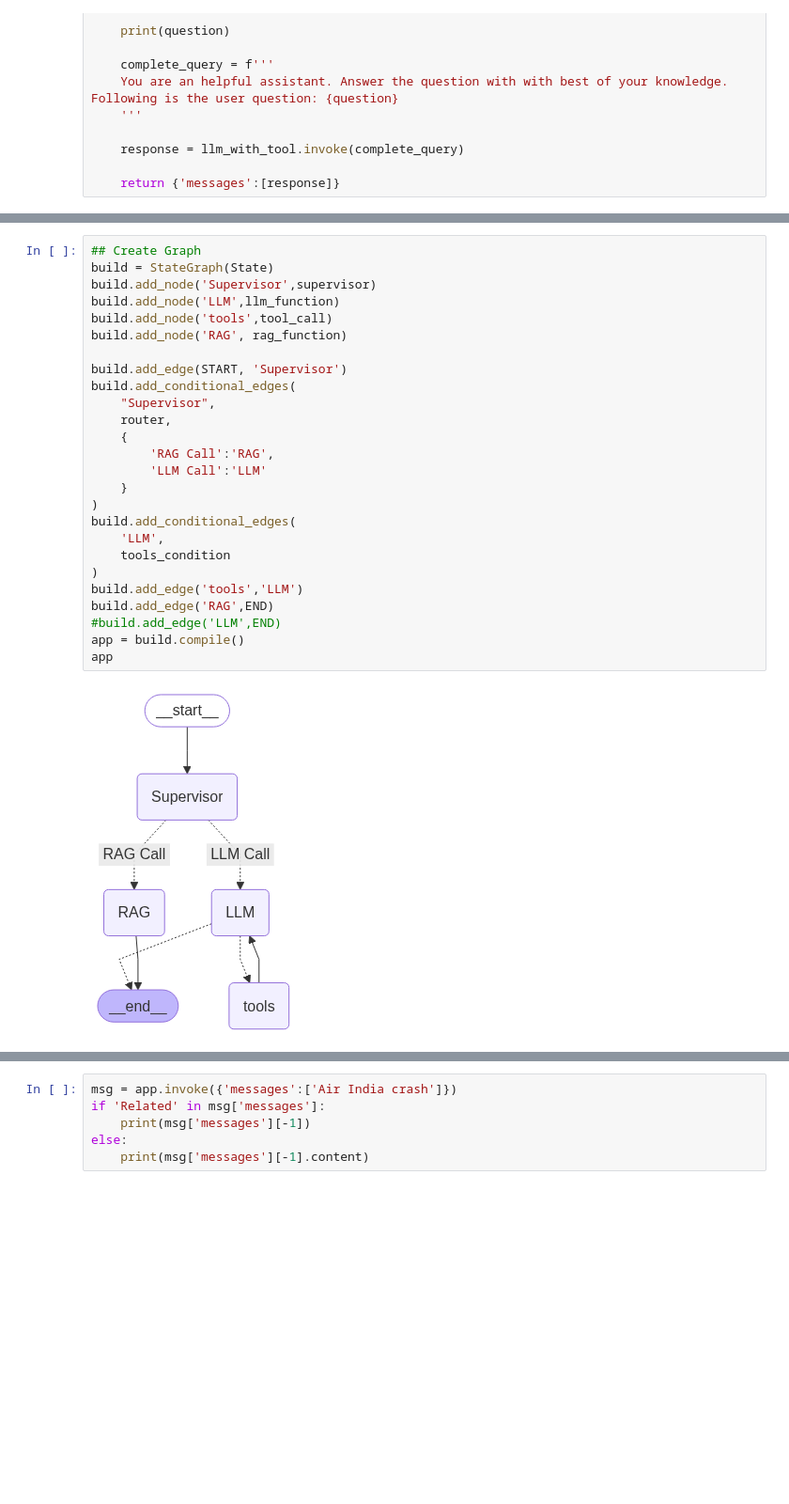
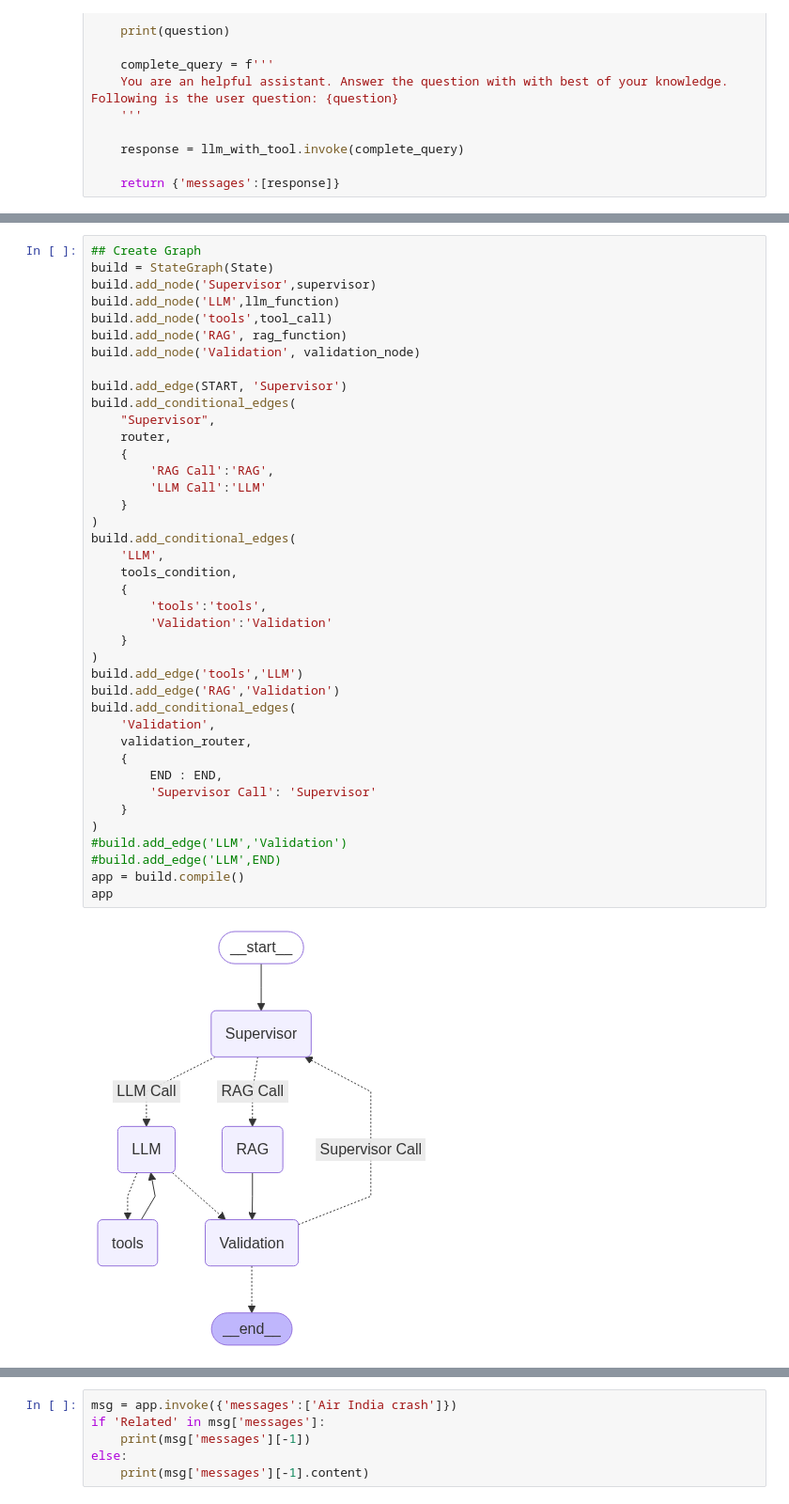
Before and after one commit to theserenecoder/AI_Projects, a Jupyter notebook: Projects/RAG_Agent_with_Tavily/Graph.ipynb, the cells around one changed output, grey strips where cells are left out. Shown at 94% size. Cells and saved outputs as stored; diff of their text form; blank space fills up the shorter version.

Commit message:
agent graph completed

```diff
--- a/Projects/RAG_Agent_with_Tavily/Graph.ipynb
+++ b/Projects/RAG_Agent_with_Tavily/Graph.ipynb
@@ -283,28 +346,42 @@ def llm_function(state:State):
 # %%
 ## Create Graph
 build = StateGraph(State)
 build.add_node('Supervisor',supervisor)
 build.add_node('LLM',llm_function)
 build.add_node('tools',tool_call)
 build.add_node('RAG', rag_function)
+build.add_node('Validation', validation_node)
 
 build.add_edge(START, 'Supervisor')
 build.add_conditional_edges(
     "Supervisor",
     router,
     {
         'RAG Call':'RAG',
         'LLM Call':'LLM'
     }
 )
 build.add_conditional_edges(
     'LLM',
-    tools_condition
+    tools_condition,
+    {
+        'tools':'tools',
+        'Validation':'Validation'
+    }
 )
 build.add_edge('tools','LLM')
-build.add_edge('RAG',END)
+build.add_edge('RAG','Validation')
+build.add_conditional_edges(
+    'Validation',
+    validation_router,
+    {
+        END : END,
+        'Supervisor Call': 'Supervisor'
+    }
+)
+#build.add_edge('LLM','Validation')
 #build.add_edge('LLM',END)
 app = build.compile()
 app
 # %% [output]
-[figure, old version]
+[figure, new version]
```
Also changed, not shown: parts of 6 cells of this notebook.
